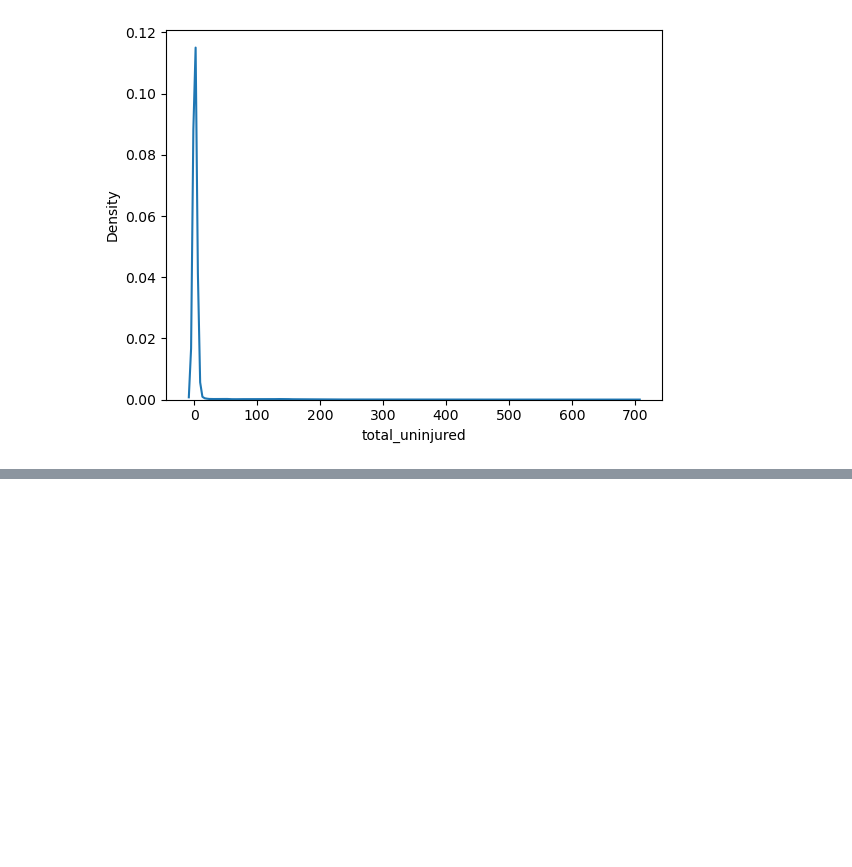
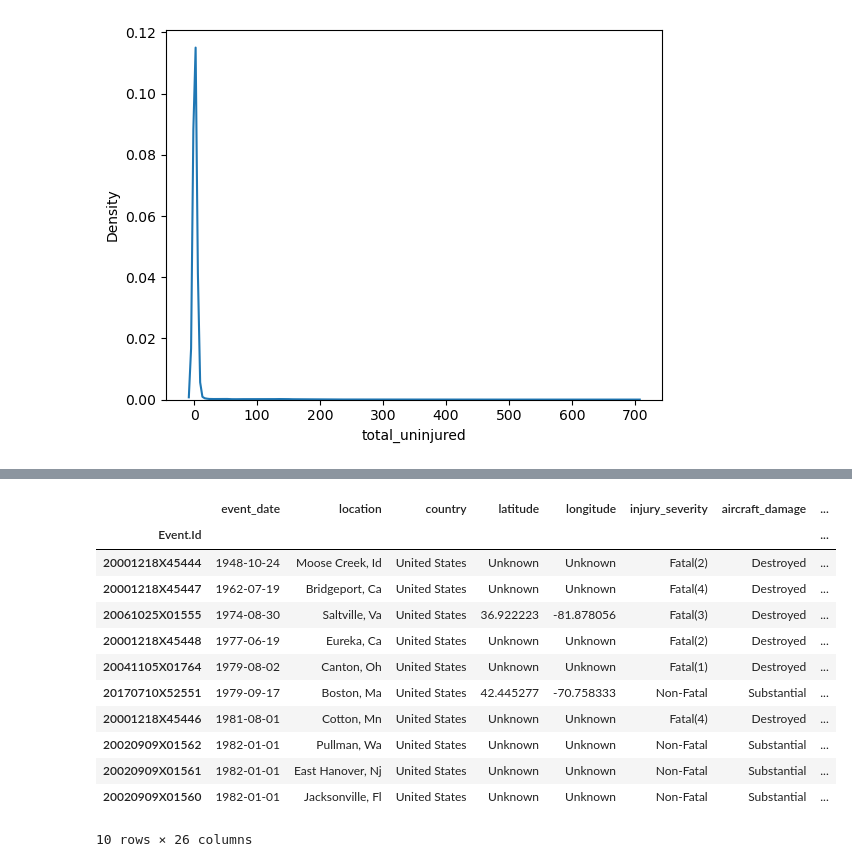
Before and after one commit to StacyMogeni/phase1_project, a Jupyter notebook: Untitled.ipynb, the cells around one changed output, grey strips where cells are left out. Saved outputs shown, nothing was run; the diff lists cells and outputs as text; code cells hidden in the pictures; blank space fills up the shorter version.

```diff
--- a/Untitled.ipynb
+++ b/Untitled.ipynb
@@ -595,0 +654,19 @@ dtype: int64
+# %%
+#Adding a new column that gives us the count of total people that were onboard
+df1["total_onboard"] = (df1["total_fatal_injuries"] + df1["total_serious_injuries"] + df1["total_minor_injuries"]
+                          + df1["total_uninjured"])
+df1.head(10)
+# %% [output]
+|  | event_date | location | country | latitude | longitude | injury_severity | aircraft_damage | ... |
+| Event.Id |  |  |  |  |  |  |  | ... |
+| 20001218X45444 | 1948-10-24 | Moose Creek, Id | United States | Unknown | Unknown | Fatal(2) | Destroyed | ... |
+| 20001218X45447 | 1962-07-19 | Bridgeport, Ca | United States | Unknown | Unknown | Fatal(4) | Destroyed | ... |
+| 20061025X01555 | 1974-08-30 | Saltville, Va | United States | 36.922223 | -81.878056 | Fatal(3) | Destroyed | ... |
+| 20001218X45448 | 1977-06-19 | Eureka, Ca | United States | Unknown | Unknown | Fatal(2) | Destroyed | ... |
+| 20041105X01764 | 1979-08-02 | Canton, Oh | United States | Unknown | Unknown | Fatal(1) | Destroyed | ... |
+| 20170710X52551 | 1979-09-17 | Boston, Ma | United States | 42.445277 | -70.758333 | Non-Fatal | Substantial | ... |
+| 20001218X45446 | 1981-08-01 | Cotton, Mn | United States | Unknown | Unknown | Fatal(4) | Destroyed | ... |
+| 20020909X01562 | 1982-01-01 | Pullman, Wa | United States | Unknown | Unknown | Non-Fatal | Substantial | ... |
+| 20020909X01561 | 1982-01-01 | East Hanover, Nj | United States | Unknown | Unknown | Non-Fatal | Substantial | ... |
+| 20020909X01560 | 1982-01-01 | Jacksonville, Fl | United States | Unknown | Unknown | Non-Fatal | Substantial | ... |
+10 rows × 26 columns
```
Also changed, not shown: parts of 16 cells of this notebook.
